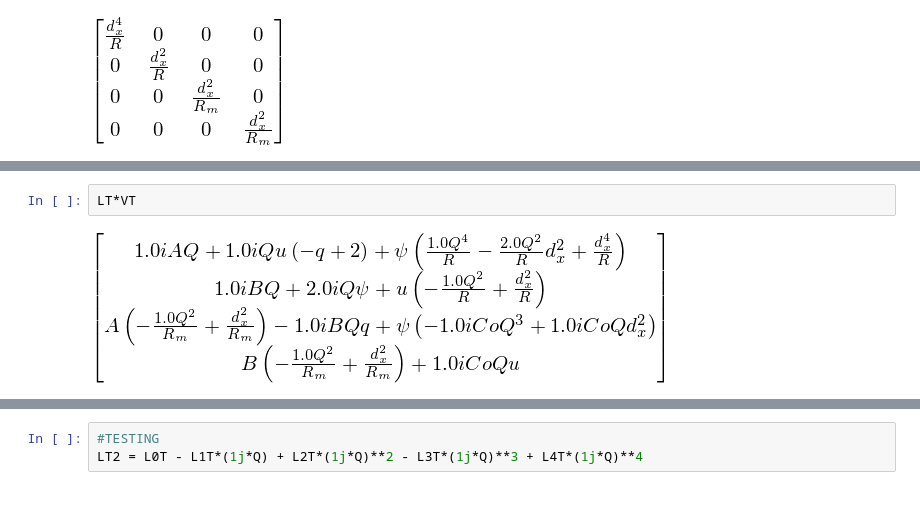
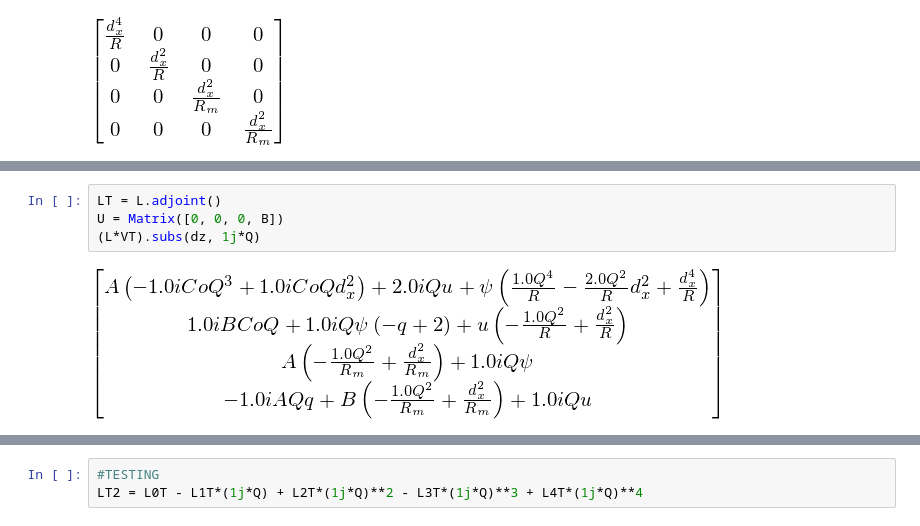
Before and after one commit to jsoishi/weakly_nonlinear_mri, a Jupyter notebook: python/adjoint solution.ipynb, the cells around one changed output, grey strips where cells are left out. Saved outputs shown, nothing was run; the diff lists cells and outputs as text.

```diff
--- a/python/adjoint solution.ipynb
+++ b/python/adjoint solution.ipynb
@@ -98,4 +101,6 @@ LT
-# %%
-LT*VT
-# %% [output]
-[figure, removed]
+# %%
+LT = L.adjoint()
+U = Matrix([0, 0, 0, B])
+(L*VT).subs(dz, 1j*Q)
+# %% [output]
+[figure, added]
```
Also changed, not shown: parts of 5 cells of this notebook, 4 other files.
